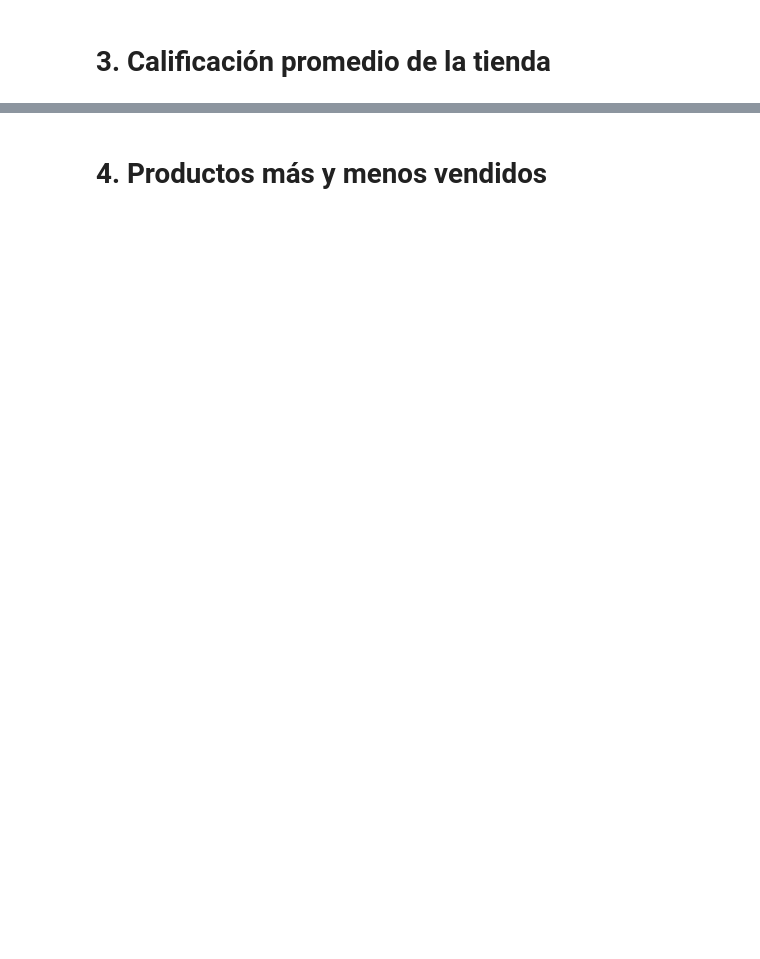
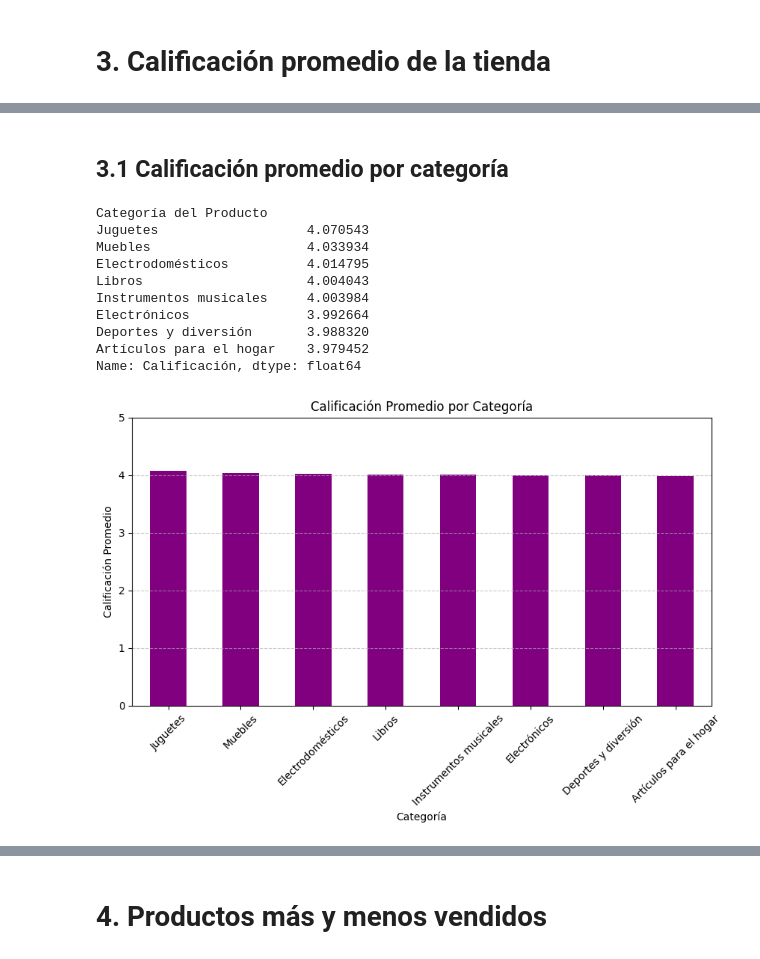
Before and after one commit to mUrdocK-258/TiendasDonJuan, a Jupyter notebook: AluraStoreLatam.ipynb, the cells around one changed output, grey strips where cells are left out. Saved outputs shown, nothing was run; the diff lists cells and outputs as text; code cells hidden in the pictures; blank space fills up the shorter version.

```diff
--- a/AluraStoreLatam.ipynb
+++ b/AluraStoreLatam.ipynb
@@ -44,0 +160,27 @@ plt.show()
+# %% [markdown]
+## 3.1 Calificación promedio por categoría
+# %%
+calificacion_categoria = ventas_total.groupby('Categoría del Producto')['Calificación'].mean().sort_values(ascending=False)
+print(calificacion_categoria)
+
+# Gráfica
+calificacion_categoria.plot(kind='bar', color='purple', figsize=(10,5))
+plt.title('Calificación Promedio por Categoría')
+plt.xlabel('Categoría')
+plt.ylabel('Calificación Promedio')
+plt.ylim(0, 5)
+plt.grid(axis='y', linestyle='--', alpha=0.7)
+plt.xticks(rotation=45)
+plt.show()
+# %% [output]
+Categoría del Producto
+Juguetes                   4.070543
+Muebles                    4.033934
+Electrodomésticos          4.014795
+Libros                     4.004043
+Instrumentos musicales     4.003984
+Electrónicos               3.992664
+Deportes y diversión       3.988320
+Artículos para el hogar    3.979452
+Name: Calificación, dtype: float64
+[figure, added]
```
Also changed, not shown: parts of 31 cells of this notebook.
